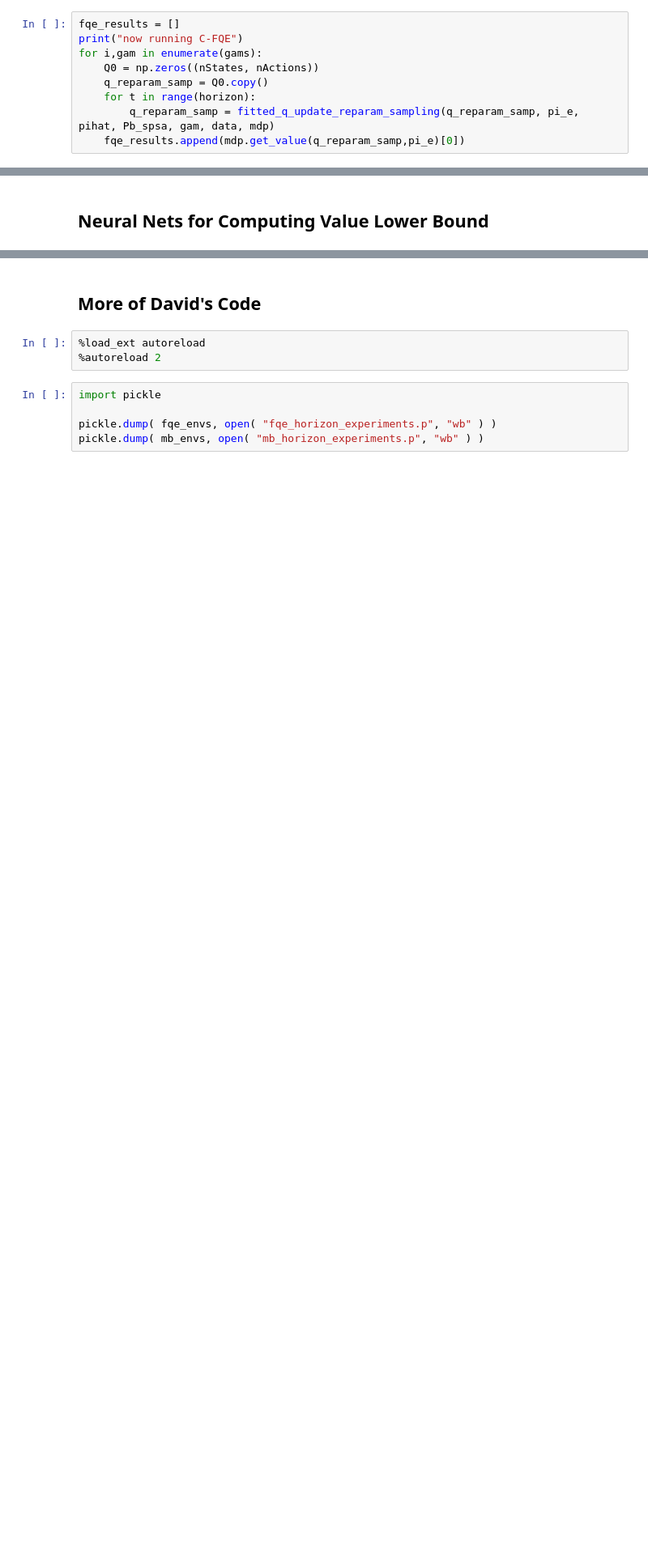
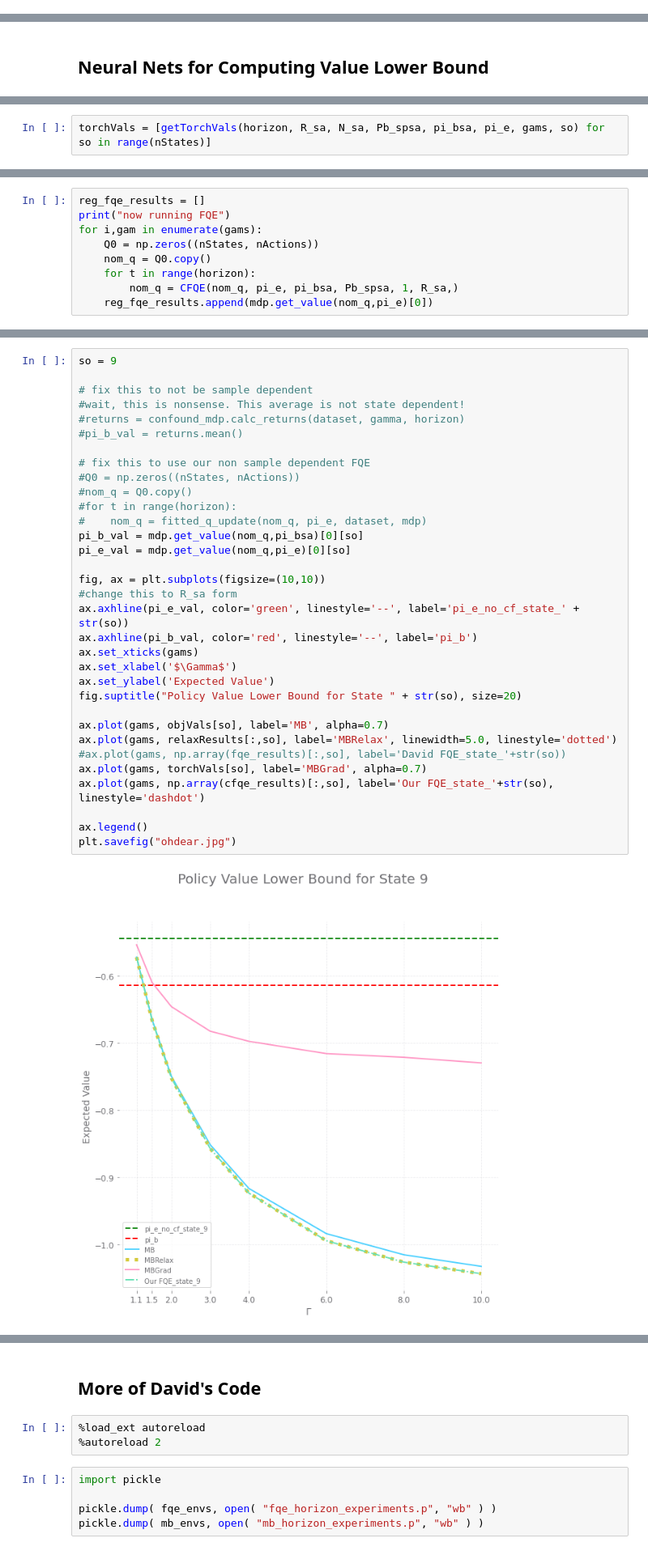
Before and after one commit to hetankevin/off-policy, a Jupyter notebook: camera_ready_figure_1.ipynb, the cells around one changed output, grey strips where cells are left out. Shown at 81% size. Cells and saved outputs as stored; diff of their text form; blank space fills up the shorter version.

Commit message:
updated result files

```diff
--- a/camera_ready_figure_1.ipynb
+++ b/camera_ready_figure_1.ipynb
@@ -570,9 +547,0 @@ recursiveV(0, 0, pi_e, R_sa, P_spsa)
-# %%
-fqe_results = []
-print("now running C-FQE")
-for i,gam in enumerate(gams):
-    Q0 = np.zeros((nStates, nActions))
-    q_reparam_samp = Q0.copy()
-    for t in range(horizon):
-        q_reparam_samp = fitted_q_update_reparam_sampling(q_reparam_samp, pi_e, pihat, Pb_spsa, gam, data, mdp)
-    fqe_results.append(mdp.get_value(q_reparam_samp,pi_e)[0])
@@ -730,0 +649,2 @@ array([-0.22595128, -0.28714756, -0.34969892, -0.43820307, -0.50815603,
+# %%
+torchVals = [getTorchVals(horizon, R_sa, N_sa, Pb_spsa, pi_bsa, pi_e, gams, so) for so in range(nStates)]
@@ -730,0 +681,9 @@ array([-0.22595128, -0.28714756, -0.34969892, -0.43820307, -0.50815603,
+# %%
+reg_fqe_results = []
+print("now running FQE")
+for i,gam in enumerate(gams):
+    Q0 = np.zeros((nStates, nActions))
+    nom_q = Q0.copy()
+    for t in range(horizon):
+        nom_q = CFQE(nom_q, pi_e, pi_bsa, Pb_spsa, 1, R_sa,)
+    reg_fqe_results.append(mdp.get_value(nom_q,pi_e)[0])
@@ -731,3 +715,38 @@ array([-0.22595128, -0.28714756, -0.34969892, -0.43820307, -0.50815603,
+# %%
+so = 9
+
+# fix this to not be sample dependent
+#wait, this is nonsense. This average is not state dependent!
+#returns = confound_mdp.calc_returns(dataset, gamma, horizon)
+#pi_b_val = returns.mean()
+
+# fix this to use our non sample dependent FQE
+#Q0 = np.zeros((nStates, nActions))
+#nom_q = Q0.copy()
+#for t in range(horizon):
+#    nom_q = fitted_q_update(nom_q, pi_e, dataset, mdp)
+pi_b_val = mdp.get_value(nom_q,pi_bsa)[0][so]
+pi_e_val = mdp.get_value(nom_q,pi_e)[0][so]
+
+fig, ax = plt.subplots(figsize=(10,10))
+#change this to R_sa form
+ax.axhline(pi_e_val, color='green', linestyle='--', label='pi_e_no_cf_state_' + str(so))
+ax.axhline(pi_b_val, color='red', linestyle='--', label='pi_b')
+ax.set_xticks(gams)
+ax.set_xlabel('$\Gamma$')
+ax.set_ylabel('Expected Value')
+fig.suptitle("Policy Value Lower Bound for State " + str(so), size=20)
+
+ax.plot(gams, objVals[so], label='MB', alpha=0.7)
+ax.plot(gams, relaxResults[:,so], label='MBRelax', linewidth=5.0, linestyle='dotted')
+#ax.plot(gams, np.array(fqe_results)[:,so], label='David FQE_state_'+str(so))
+ax.plot(gams, torchVals[so], label='MBGrad', alpha=0.7)
+ax.plot(gams, np.array(cfqe_results)[:,so], label='Our FQE_state_'+str(so), linestyle='dashdot')
+
+ax.legend()
+plt.savefig("ohdear.jpg")
+# %% [output]
+[figure, added]
 # %%
 np.array([np.array(valEst.P[s].data) for s in range(nStates)]).sum(axis=1)
 # %% [output]
```
Also changed, not shown: parts of 40 cells of this notebook, 6 other files.
